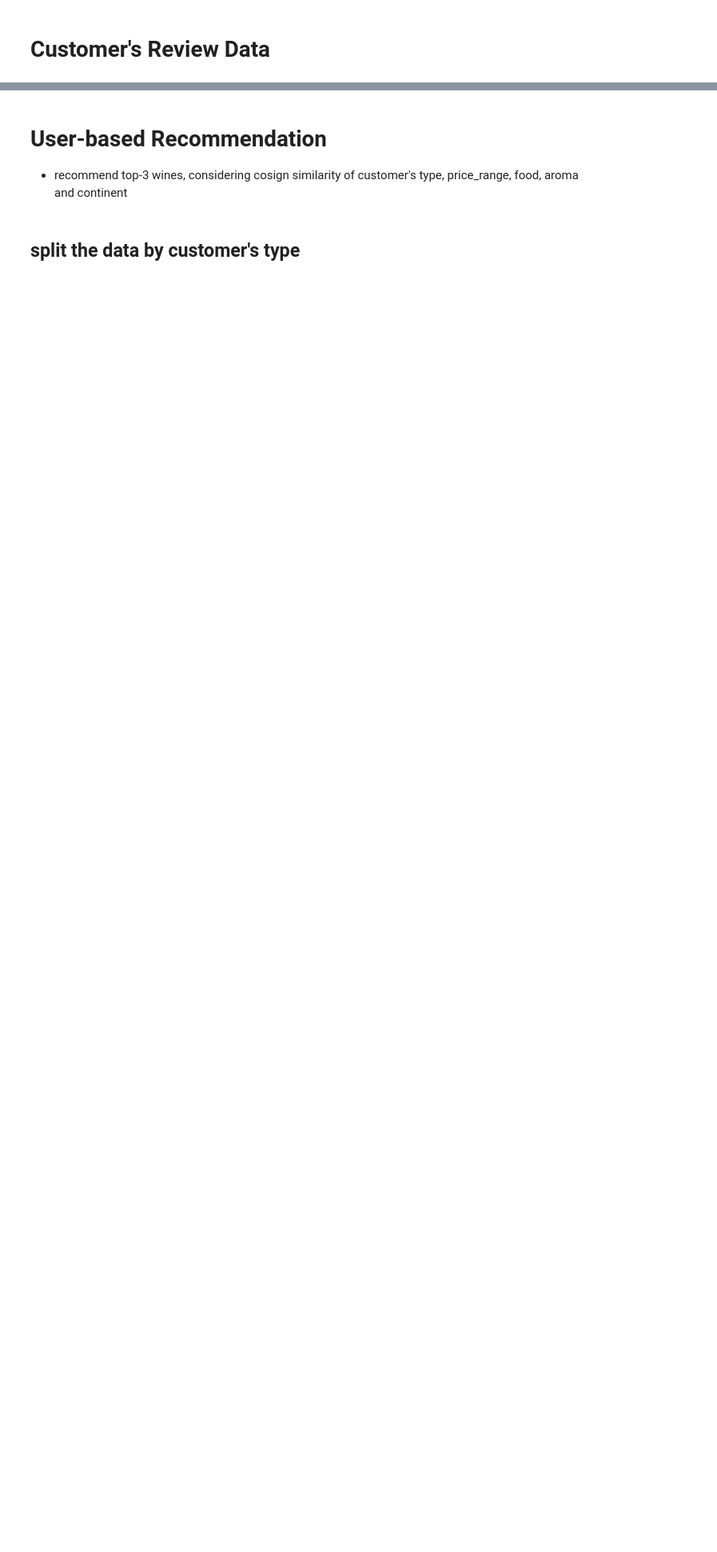
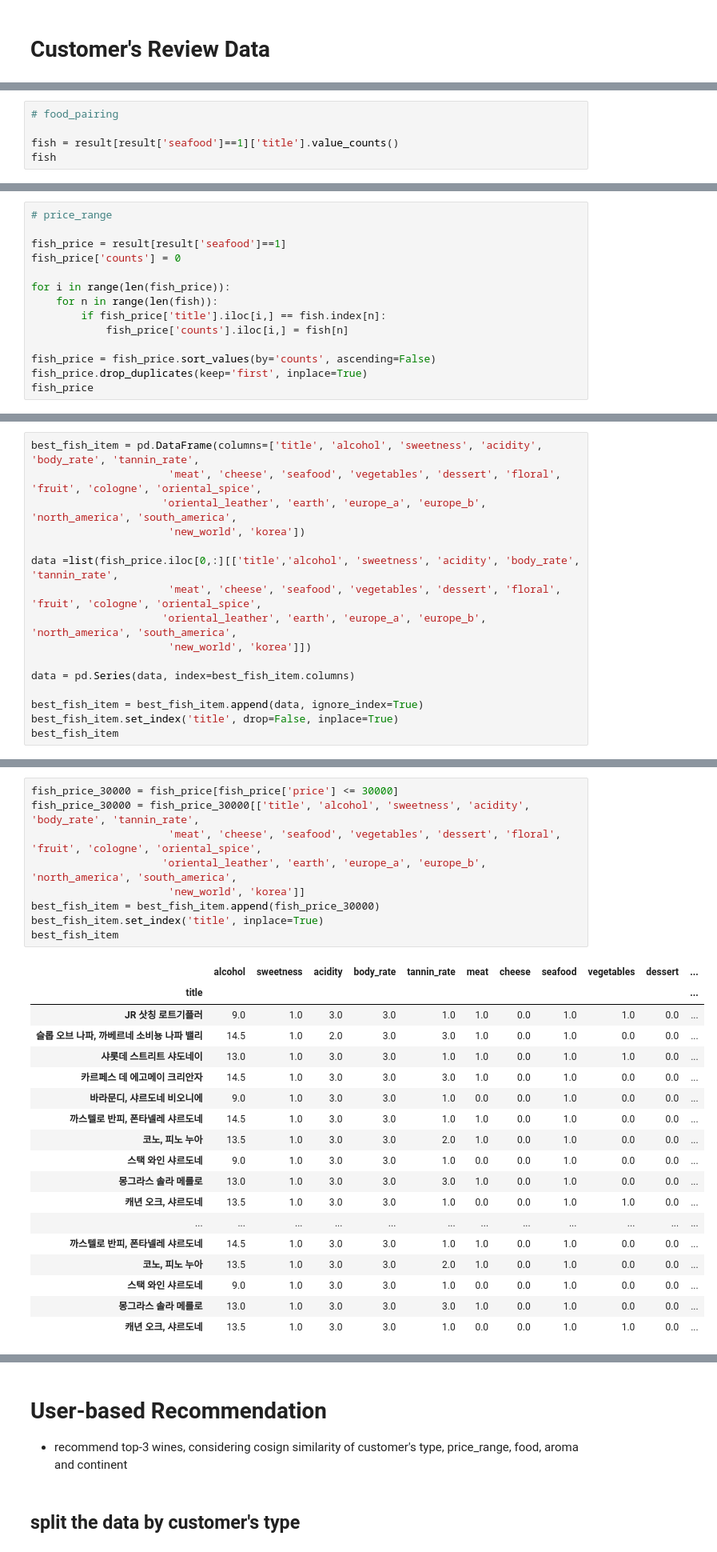
Before and after one commit to tedroutine/wine_recommendation_modeling, a Jupyter notebook: Wine_Recommendation.ipynb, the cells around one changed output, grey strips where cells are left out. Shown: that part at 80% size. Drawn from its saved outputs; the diff is of its cells as text; blank space fills up the shorter version.

```diff
--- a/Wine_Recommendation.ipynb
+++ b/Wine_Recommendation.ipynb
@@ -194,0 +577,5 @@ ratings_expand = {
+# %%
+# food_pairing
+
+fish = result[result['seafood']==1]['title'].value_counts()
+fish
@@ -194,0 +595,14 @@ ratings_expand = {
+# %%
+# price_range
+
+fish_price = result[result['seafood']==1]
+fish_price['counts'] = 0
+
+for i in range(len(fish_price)):
+    for n in range(len(fish)):
+        if fish_price['title'].iloc[i,] == fish.index[n]:
+            fish_price['counts'].iloc[i,] = fish[n]
+
+fish_price = fish_price.sort_values(by='counts', ascending=False)
+fish_price.drop_duplicates(keep='first', inplace=True)
+fish_price
@@ -194,0 +623,16 @@ ratings_expand = {
+# %%
+best_fish_item = pd.DataFrame(columns=['title', 'alcohol', 'sweetness', 'acidity', 'body_rate', 'tannin_rate',
+                      'meat', 'cheese', 'seafood', 'vegetables', 'dessert', 'floral', 'fruit', 'cologne', 'oriental_spice',
+                     'oriental_leather', 'earth', 'europe_a', 'europe_b', 'north_america', 'south_america',
+                      'new_world', 'korea'])
+
+data =list(fish_price.iloc[0,:][['title','alcohol', 'sweetness', 'acidity', 'body_rate', 'tannin_rate',
+                      'meat', 'cheese', 'seafood', 'vegetables', 'dessert', 'floral', 'fruit', 'cologne', 'oriental_spice',
+                     'oriental_leather', 'earth', 'europe_a', 'europe_b', 'north_america', 'south_america',
+                      'new_world', 'korea']])
+
+data = pd.Series(data, index=best_fish_item.columns)
+
+best_fish_item = best_fish_item.append(data, ignore_index=True)
+best_fish_item.set_index('title', drop=False, inplace=True)
+best_fish_item
@@ -194,0 +644,28 @@ ratings_expand = {
+# %%
+fish_price_30000 = fish_price[fish_price['price'] <= 30000]
+fish_price_30000 = fish_price_30000[['title', 'alcohol', 'sweetness', 'acidity', 'body_rate', 'tannin_rate',
+                      'meat', 'cheese', 'seafood', 'vegetables', 'dessert', 'floral', 'fruit', 'cologne', 'oriental_spice',
+                     'oriental_leather', 'earth', 'europe_a', 'europe_b', 'north_america', 'south_america',
+                      'new_world', 'korea']]
+best_fish_item = best_fish_item.append(fish_price_30000)
+best_fish_item.set_index('title', inplace=True)
+best_fish_item
+# %% [output]
+|  | alcohol | sweetness | acidity | body_rate | tannin_rate | meat | cheese | seafood | vegetables | dessert | ... |
+| title |  |  |  |  |  |  |  |  |  |  | ... |
+| JR 삿칭 로트기플러 | 9.0 | 1.0 | 3.0 | 3.0 | 1.0 | 1.0 | 0.0 | 1.0 | 1.0 | 0.0 | ... |
+| 슬롭 오브 나파, 까베르네 소비뇽 나파 밸리 | 14.5 | 1.0 | 2.0 | 3.0 | 3.0 | 1.0 | 0.0 | 1.0 | 0.0 | 0.0 | ... |
+| 샤롯데 스트리트 샤도네이 | 13.0 | 1.0 | 3.0 | 3.0 | 1.0 | 1.0 | 0.0 | 1.0 | 1.0 | 0.0 | ... |
+| 카르페스 데 에고메이 크리안자 | 14.5 | 1.0 | 3.0 | 3.0 | 3.0 | 1.0 | 0.0 | 1.0 | 0.0 | 0.0 | ... |
+| 바라문디, 샤르도네 비오니에 | 9.0 | 1.0 | 3.0 | 3.0 | 1.0 | 0.0 | 0.0 | 1.0 | 0.0 | 0.0 | ... |
+| 까스텔로 반피, 폰타넬레 샤르도네 | 14.5 | 1.0 | 3.0 | 3.0 | 1.0 | 1.0 | 0.0 | 1.0 | 0.0 | 0.0 | ... |
+| 코노, 피노 누아 | 13.5 | 1.0 | 3.0 | 3.0 | 2.0 | 1.0 | 0.0 | 1.0 | 0.0 | 0.0 | ... |
+| 스택 와인 샤르도네 | 9.0 | 1.0 | 3.0 | 3.0 | 1.0 | 0.0 | 0.0 | 1.0 | 0.0 | 0.0 | ... |
+| 몽그라스 솔라 메를로 | 13.0 | 1.0 | 3.0 | 3.0 | 3.0 | 1.0 | 0.0 | 1.0 | 0.0 | 0.0 | ... |
+| 캐년 오크, 샤르도네 | 13.5 | 1.0 | 3.0 | 3.0 | 1.0 | 0.0 | 0.0 | 1.0 | 1.0 | 0.0 | ... |
+| ... | ... | ... | ... | ... | ... | ... | ... | ... | ... | ... | ... |
+| 까스텔로 반피, 폰타넬레 샤르도네 | 14.5 | 1.0 | 3.0 | 3.0 | 1.0 | 1.0 | 0.0 | 1.0 | 0.0 | 0.0 | ... |
+| 코노, 피노 누아 | 13.5 | 1.0 | 3.0 | 3.0 | 2.0 | 1.0 | 0.0 | 1.0 | 0.0 | 0.0 | ... |
+| 스택 와인 샤르도네 | 9.0 | 1.0 | 3.0 | 3.0 | 1.0 | 0.0 | 0.0 | 1.0 | 0.0 | 0.0 | ... |
+| 몽그라스 솔라 메를로 | 13.0 | 1.0 | 3.0 | 3.0 | 3.0 | 1.0 | 0.0 | 1.0 | 0.0 | 0.0 | ... |
+| 캐년 오크, 샤르도네 | 13.5 | 1.0 | 3.0 | 3.0 | 1.0 | 0.0 | 0.0 | 1.0 | 1.0 | 0.0 | ... |
```
Also changed, not shown: parts of 61 cells of this notebook.
